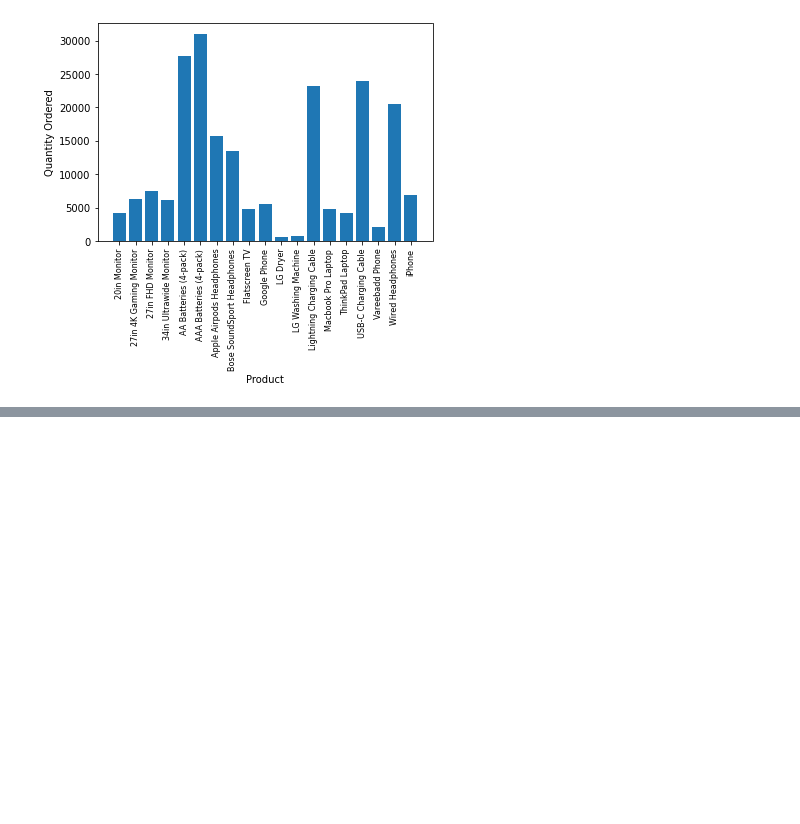
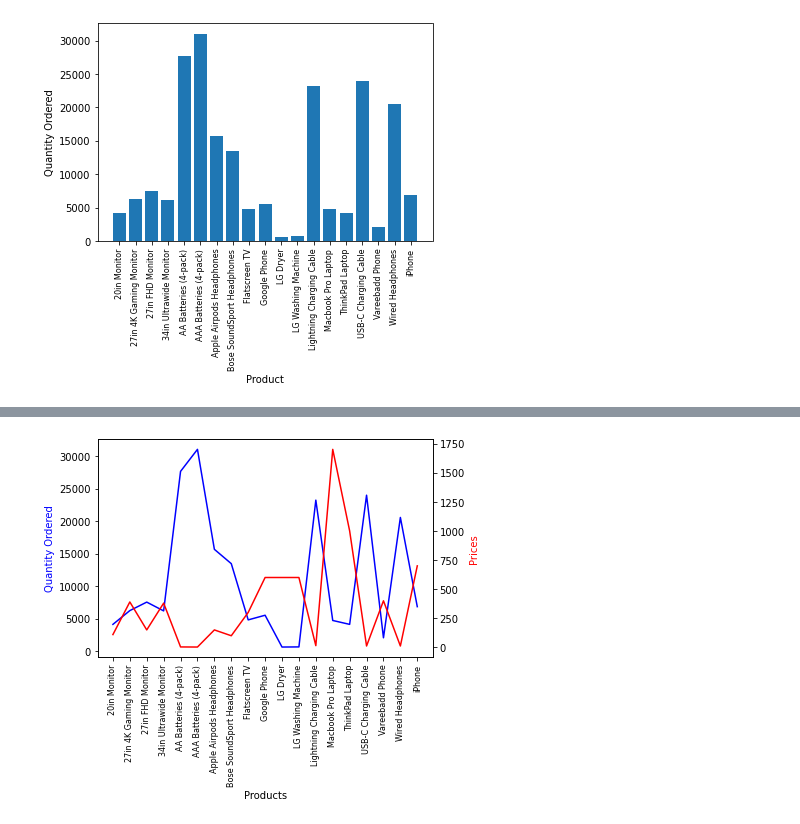
Before and after one commit to JJRJR/sales_analysis_python, a Jupyter notebook: Sales_Data/salesanalysis.ipynb, the cells around one changed output, grey strips where cells are left out. Drawn from its saved outputs; the diff is of its cells as text; code cells hidden in the pictures; blank space fills up the shorter version.

```diff
--- a/Sales_Data/salesanalysis.ipynb
+++ b/Sales_Data/salesanalysis.ipynb
@@ -348,0 +351,4 @@ plt.show
+# %%
+prices = all_data.groupby('Product').mean()['Price Each']
+
+prices
@@ -348,0 +373,24 @@ plt.show
+# %%
+import matplotlib.pyplot as plt
+
+# create some data for the chart
+x = products
+y1 = quantity_ordered
+y2 = prices
+
+# create the chart
+fig, ax1 = plt.subplots()
+ax1.plot(x, y1, 'b')
+ax1.set_xlabel('Products')
+ax1.set_ylabel('Quantity Ordered', color='b')
+ax1.set_xticklabels(products, rotation='vertical', size =8)
+
+# create a secondary y-axis
+ax2 = ax1.twinx()
+ax2.plot(x, y2, 'r-')
+ax2.set_ylabel('Prices', color='r')
+
+# show the chart
+plt.show()
+# %% [output]
+[figure, added]
```
Also changed, not shown: parts of 2 cells of this notebook, 1 other file.
